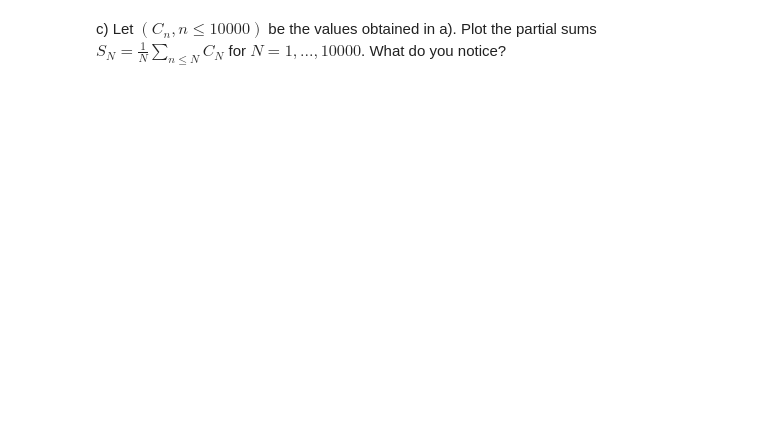
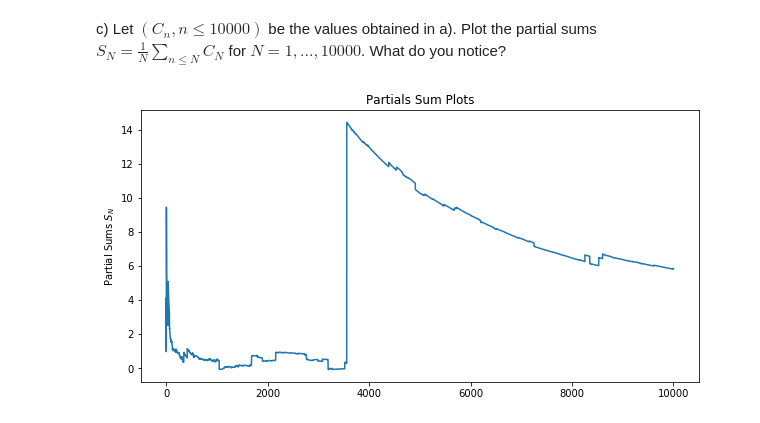
Before and after one commit to raj-rao-rr/MTH_5500, a Jupyter notebook: HW_1.ipynb, the cells around one changed output. Saved outputs shown, nothing was run; the diff lists cells and outputs as text; code cells hidden in the pictures; blank space fills up the shorter version.

```diff
--- a/HW_1.ipynb
+++ b/HW_1.ipynb
@@ -44,2 +44,11 @@ plt.show()
 # %% [markdown]
 c) Let $(C_n, n ≤ 10000)$ be the values obtained in a). Plot the partial sums $S_N = \frac{1}{N} \sum_{ n\leq N} C_N$ for $N = 1, . . . , 10000$. What do you notice?
+# %%
+other = np.array([sum(cauchy[:N])/N for N in range(1,10001)])
+plt.figure(figsize=(10,5))
+plt.plot(other)
+plt.title('Partials Sum Plots')
+plt.ylabel('Partial Sums $S_N$')
+plt.show()
+# %% [output]
+[figure, added]
```
Also changed, not shown: parts of 6 cells of this notebook.
